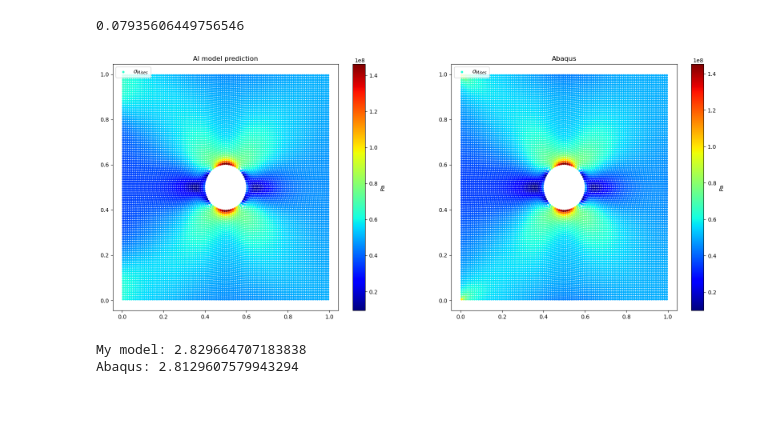
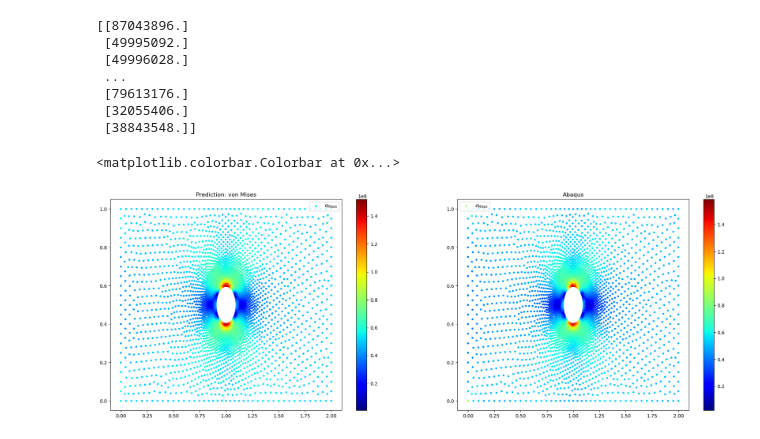
Before and after one commit to alleswe2k/PINNs, a Jupyter notebook: 2D_sheet_problem/complete.ipynb, the cells around one changed output. Drawn from its saved outputs; the diff is of its cells as text; code cells hidden in the pictures; blank space fills up the shorter version.

```diff
--- a/2D_sheet_problem/complete.ipynb
+++ b/2D_sheet_problem/complete.ipynb
@@ -387,0 +402,4 @@ plt.show()
+# %%
+# Load model
+model = PINN(dom_x, dom_y, masks, layers, h, l, r, nu)
+model.dnn.load_state_dict(torch.load("models/plate_hole_1.pth", weights_only=True))
@@ -390,0 +414,9 @@ df = pd.read_csv(csv_file, sep=";", skipinitialspace=True)
+# %%
+von_miss = df["Equivalent Stress"].values
+nodes = mesh.points[:,:2]
+a = len(nodes)
+node_features = torch.tensor(von_miss[:a], dtype=torch.float).view(-1, 1)
+
+print(len(nodes))
+
+print(len(node_features[:a]))
@@ -391,8 +449,8 @@ df = pd.read_csv(csv_file, sep=";", skipinitialspace=True)
 # %%
-x_fem = df['X'].values.reshape(-1, 1)
-y_fem = df['Y'].values.reshape(-1, 1)
+x = pos[:, 0:1].detach().cpu().numpy()
+y = pos[:, 1:2].detach().cpu().numpy()
 
-u, v, sxx, syy, sxy = model.predict(x_fem, y_fem)
+u, v, sxx, syy, sxy = model.predict(x, y)
 
 E = 7e10  # Young's modulus (Pa)
 sigma_0 = 50e6  # Applied stress (Pa)
@@ -404,48 +462,34 @@ v = v*U
 sxx = sxx*sigma_0
 syy = syy*sigma_0
 sxy = sxy*sigma_0
+von_mises = np.sqrt(sxx**2 + syy**2 - sxx*syy + 3*sxy**2)
+# %%
+fem_von = node_features.detach().cpu().numpy()
+print(fem_von)
+# %% [output]
+[[87043896.]
+ [49995092.]
+ [49996028.]
+ ...
+ [79613176.]
+ [32055406.]
+ [38843548.]]
 # %%
-sxx_fem = df['S-Mises'].values.reshape(-1, 1)
-von_mises = np.sqrt(sxx**2 + syy**2 - sxx*syy + 3*sxy**2)
-sxx_error = np.abs(von_mises - sxx_fem)
-l2_error = np.linalg.norm(sxx - sxx_fem) / np.linalg.norm(sxx_fem, 2)
-print(l2_error)
 
-fig, (ax1, ax2) = plt.subplots(1, 2, figsize=(20, 8), sharex=True)
+fig, (ax1, ax2) = plt.subplots(1, 2, figsize=(24, 8), sharex=True)
 
 color_map = 'jet'
 
-sc1 = ax1.scatter(x_fem, y_fem, c=von_mises, cmap=color_map, s=10, label=r'$\sigma_{Mises}$')
-ax1.legend(loc='upper left')
-ax1.set_title('AI model prediction')
+sc1 = ax1.scatter(x, y, c=von_mises, cmap=color_map, s=10, label=r'$\sigma_{Mises}$')
+ax1.legend(loc='upper right')
+ax1.set_title('Prediction: von Mises')
 
-plt.colorbar(sc1, label="Pa")
+plt.colorbar(sc1)
 
-sc2 = ax2.scatter(x_fem, y_fem, c=sxx_fem, cmap=color_map, s=10, label=r'$\sigma_{Mises}$')
+sc2 = ax2.scatter(x, y, c=fem_von, cmap=color_map, s=10, label=r'$\sigma_{Mises}$')
 ax2.legend(loc='upper left')
 ax2.set_title('Abaqus')
-plt.colorbar(sc2, label="Pa")
-
-
-plt.show()
+plt.colorbar(sc2)
 # %% [output]
-0.07935606449756546
+<matplotlib.colorbar.Colorbar at 0x...>
-[figure, old version]
+[figure, new version]
-# %%
-mises_pred = von_mises
-mises_abaqus = df['S-Mises'].values.reshape(-1, 1)
-
-max_pred = np.max(mises_pred)
-max_abaqus = np.max(mises_abaqus)
-
-m_pred = np.mean(mises_pred)
-m_abaqus = np.mean(mises_abaqus)
-
-factor_pred = max_pred / m_pred
-factor_abaqus = max_abaqus / m_abaqus
-
-print(f"My model: {factor_pred}")
-print(f"Abaqus: {factor_abaqus}")
-# %% [output]
-My model: 2.829664707183838
-Abaqus: 2.8129607579943294
```
Also changed, not shown: parts of 25 cells of this notebook, 36 other files.
